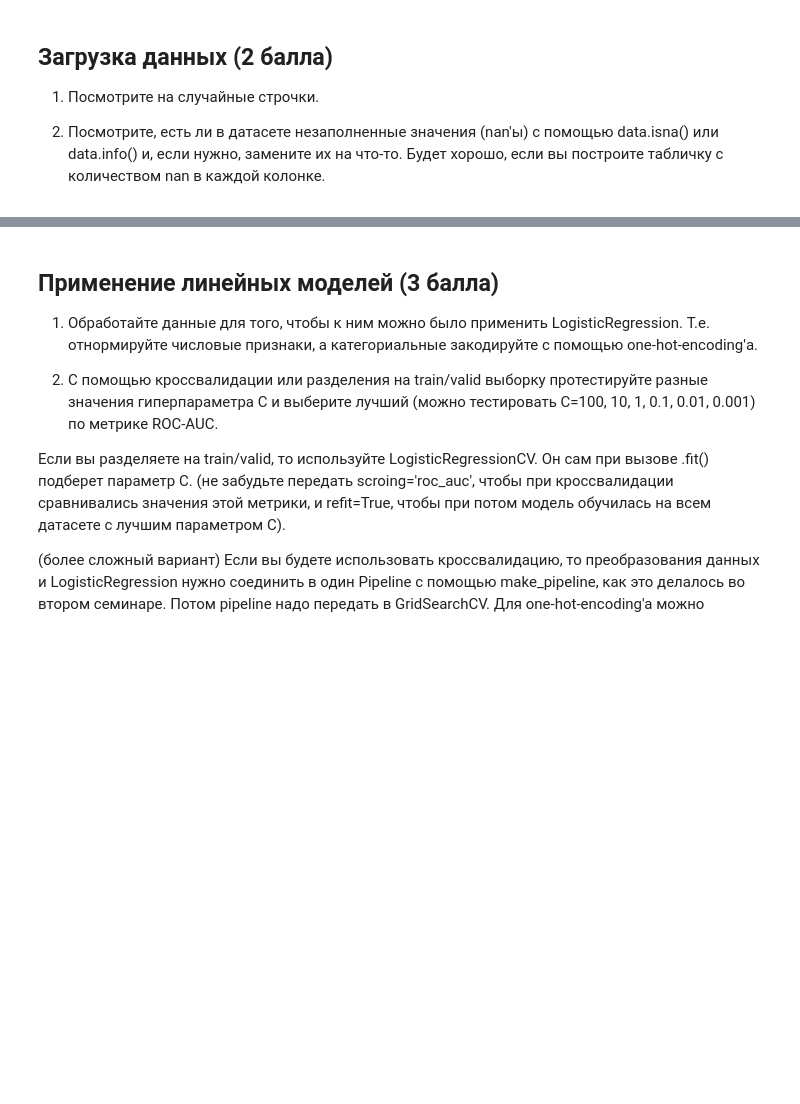
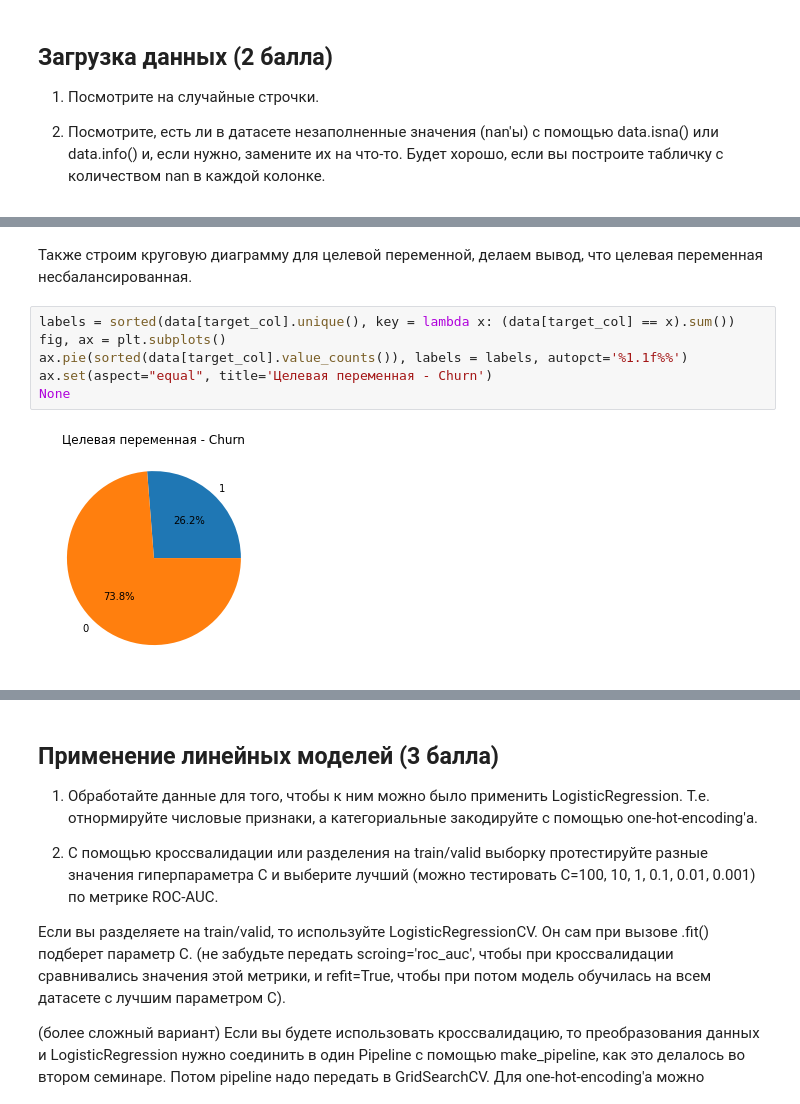
Before and after one commit to AnatoliyZhuk/Deep-Learning-School, a Jupyter notebook: Assignment №3/Homework_№3.ipynb, the cells around one changed output, grey strips where cells are left out. Cells and saved outputs as stored; diff of their text form; blank space fills up the shorter version.

```diff
--- a/Assignment №3/Homework_№3.ipynb
+++ b/Assignment №3/Homework_№3.ipynb
@@ -117,0 +190,10 @@ target_col = 'Churn'
+# %% [markdown]
+Также строим круговую диаграмму для целевой переменной, делаем вывод, что целевая переменная несбалансированная.
+# %%
+labels = sorted(data[target_col].unique(), key = lambda x: (data[target_col] == x).sum())
+fig, ax = plt.subplots()
+ax.pie(sorted(data[target_col].value_counts()), labels = labels, autopct='%1.1f%%')
+ax.set(aspect="equal", title='Целевая переменная - Churn')
+None
+# %% [output]
+[figure, added]
```
Also changed, not shown: parts of 64 cells of this notebook.
